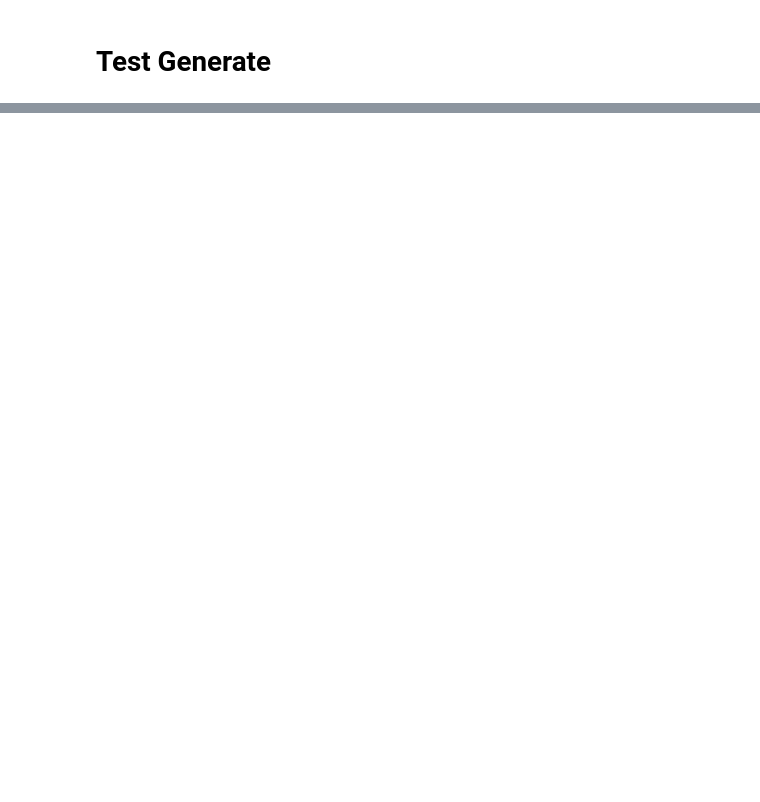
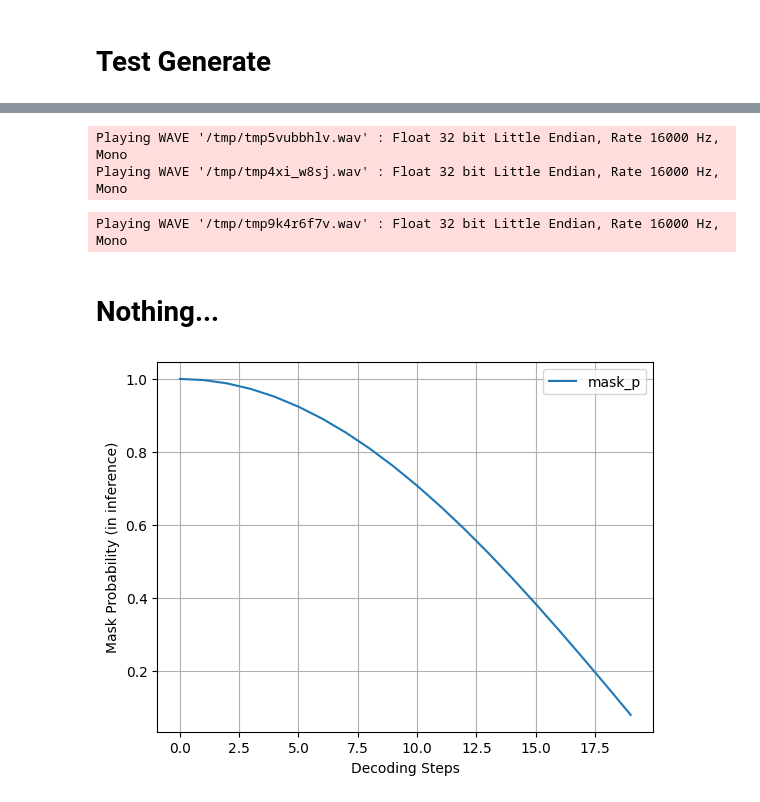
Before and after one commit to VachanVY/MAGNeT, a Jupyter notebook: magnet_test.ipynb, the cells around one changed output, grey strips where cells are left out. Saved outputs shown, nothing was run; the diff lists cells and outputs as text; code cells hidden in the pictures; blank space fills up the shorter version.

```diff
--- a/magnet_test.ipynb
+++ b/magnet_test.ipynb
@@ -279,0 +318,24 @@ Playing WAVE '/tmp/tmpjwue23vm.wav' : Float 32 bit Little Endian, Rate 16000 Hz,
+# %%
+ema.eval()
+gen_tok = ema.generate(
+    prompt=debug_input[1],
+    preprocess_ops=preprocess_ops,
+    device=DEVICE,
+    top_p=0.9,
+    decoding_steps=[20, 10, 10, 10]
+)
+gen_wav = preprocess_ops.getAudioFromCodings(gen_tok)
+playAudio(tensor=gen_wav[0].squeeze())
+playAudio(tensor=gen_wav[1].squeeze())
+# %% [output]
+Playing WAVE '/tmp/tmp5vubbhlv.wav' : Float 32 bit Little Endian, Rate 16000 Hz, Mono
+Playing WAVE '/tmp/tmp4xi_w8sj.wav' : Float 32 bit Little Endian, Rate 16000 Hz, Mono
+# %%
+# original, from dataset
+gen_tok = debug_input[0]["qcode"][1][None]
+gen_wav = preprocess_ops.getAudioFromCodings(gen_tok)
+playAudio(tensor=gen_wav[0].squeeze())
+# %% [output]
+Playing WAVE '/tmp/tmp9k4r6f7v.wav' : Float 32 bit Little Endian, Rate 16000 Hz, Mono
+# %% [markdown]
+# Nothing...
@@ -279,0 +345,13 @@ Playing WAVE '/tmp/tmpjwue23vm.wav' : Float 32 bit Little Endian, Rate 16000 Hz,
+# %%
+def plot(num_decoding_steps):
+    func = lambda t: math.cos((math.pi * t)/(2*num_decoding_steps))
+    plt.plot(list(range(num_decoding_steps)), [func(t) for t in range(num_decoding_steps)], label="mask_p")
+    plt.xlabel("Decoding Steps")
+    plt.ylabel("Mask Probability (in inference)")
+    plt.grid(True)
+    plt.legend()
+    plt.show()
+# %%
+plot(20)
+# %% [output]
+[figure, added]
```
Also changed, not shown: parts of 19 cells of this notebook, 7 other files.
